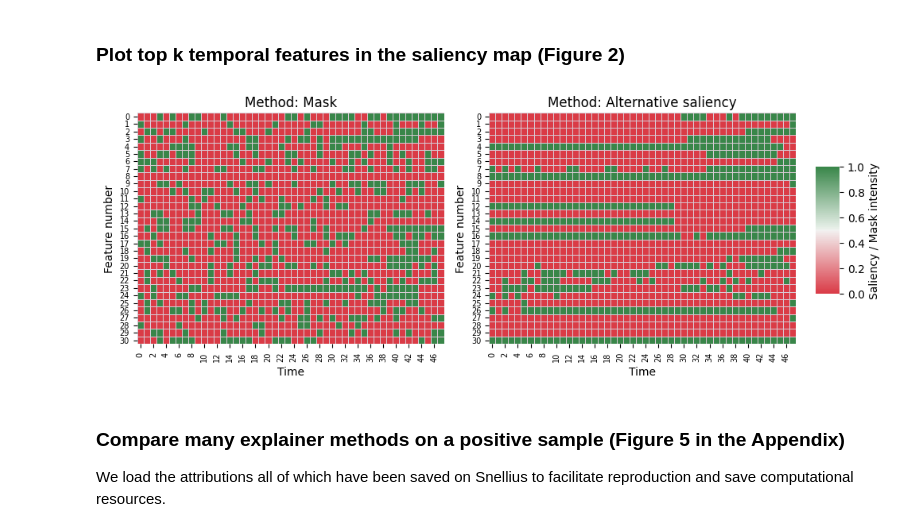
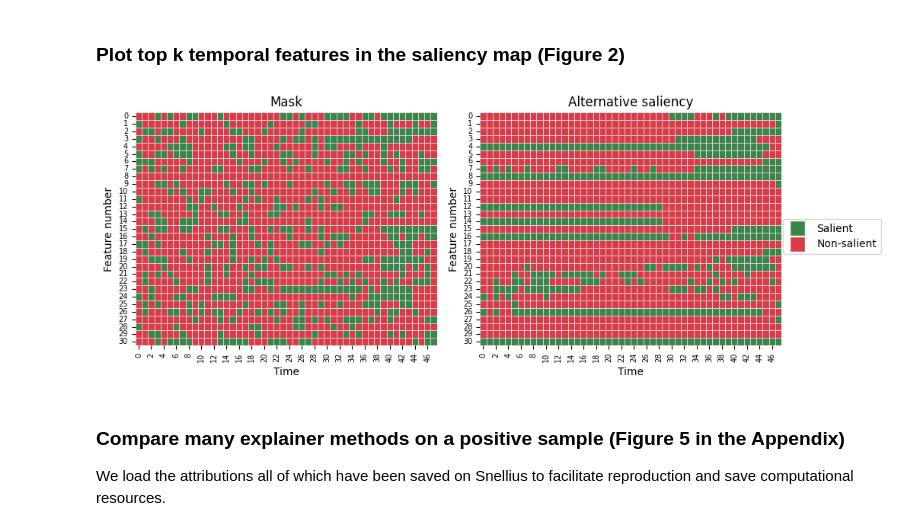
Before and after one commit to anonymous8293/factai, a Jupyter notebook: visualization.ipynb, the cells around one changed output. Drawn from its saved outputs; the diff is of its cells as text; code cells hidden in the pictures.

```diff
--- a/visualization.ipynb
+++ b/visualization.ipynb
@@ -393,15 +398,15 @@ top_alt = th.zeros(shp[0] * shp[1])
 top_alt[top_alt_indices] = 1
 top_alt = top_alt.reshape(shp)
 # %%
-from tint.utils.plotting import plot_heatmap
+from tint.utils.plotting import plot_topk_heatmap
 
 saliencies = {
     "Mask": top_mask.T,
     "Alternative saliency": top_alt.T,
 }
-plot_heatmap(saliencies, title=None)
+plot_topk_heatmap(saliencies, subtitles=["Mask", "Alternative saliency"])
 # %% [output]
-[figure, old version]
+[figure, new version]
 # %% [markdown]
 ### Compare many explainer methods on a positive sample (Figure 5 in the Appendix)
 
```
Also changed, not shown: parts of 2 cells of this notebook, 1 other file.
